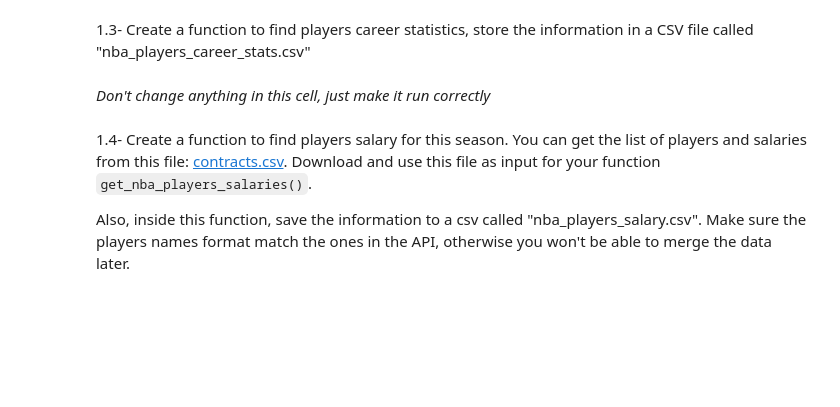
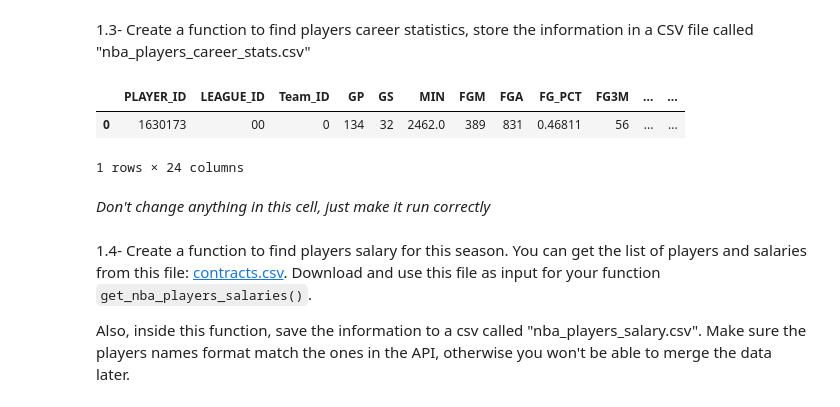
Before and after one commit to ja-818/NBA_statistics, a Jupyter notebook: Sprint_01_Julián_Arango.ipynb, the cells around one changed output. Cells and saved outputs as stored; diff of their text form; code cells hidden in the pictures; blank space fills up the shorter version.

```diff
--- a/Sprint_01_Julián_Arango.ipynb
+++ b/Sprint_01_Julián_Arango.ipynb
@@ -212,3 +216,9 @@ def get_players_career_stats(current_players_list):
+# %%
+PlayerCareerStats(1630173).career_totals_regular_season.get_data_frame()
+# %% [output]
+|  | PLAYER_ID | LEAGUE_ID | Team_ID | GP | GS | MIN | FGM | FGA | FG_PCT | FG3M | ... | ... |
+| 0 | 1630173 | 00 | 0 | 134 | 32 | 2462.0 | 389 | 831 | 0.46811 | 56 | ... | ... |
+1 rows × 24 columns
 # %%
 players_career_stats = get_players_career_stats(current_players_list)
 players_career_stats.to_csv("nba_players_career_stats.csv")
```
Also changed, not shown: parts of 11 cells of this notebook.
